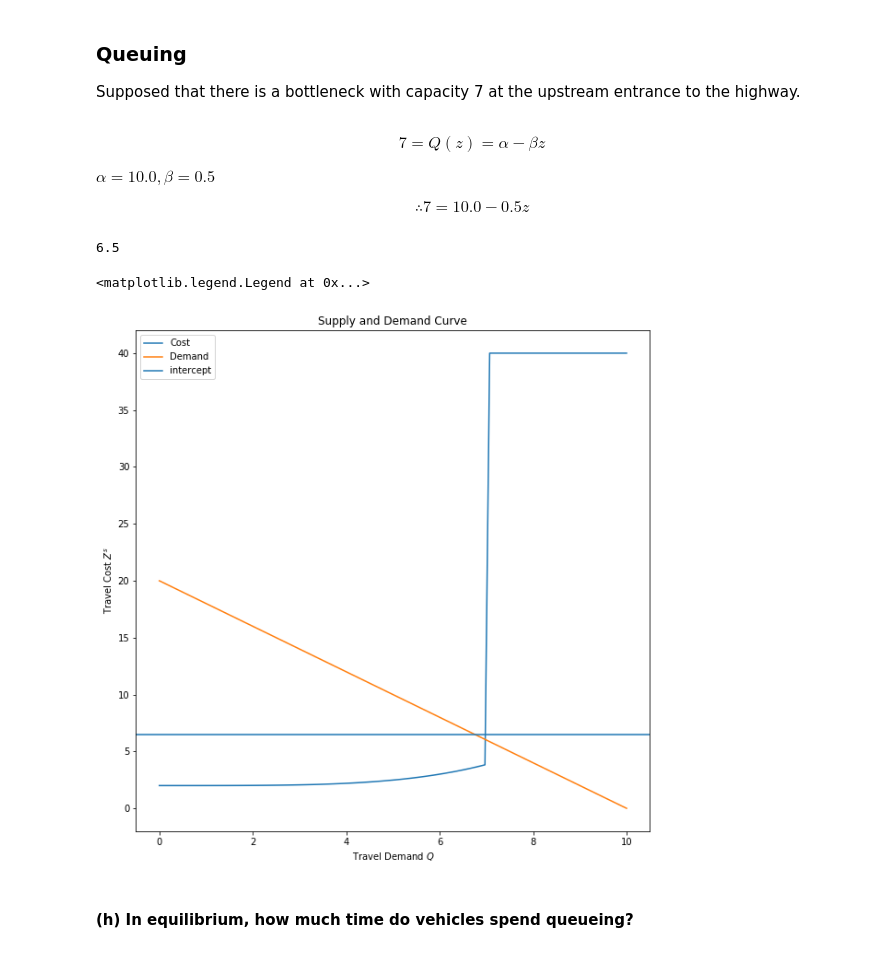
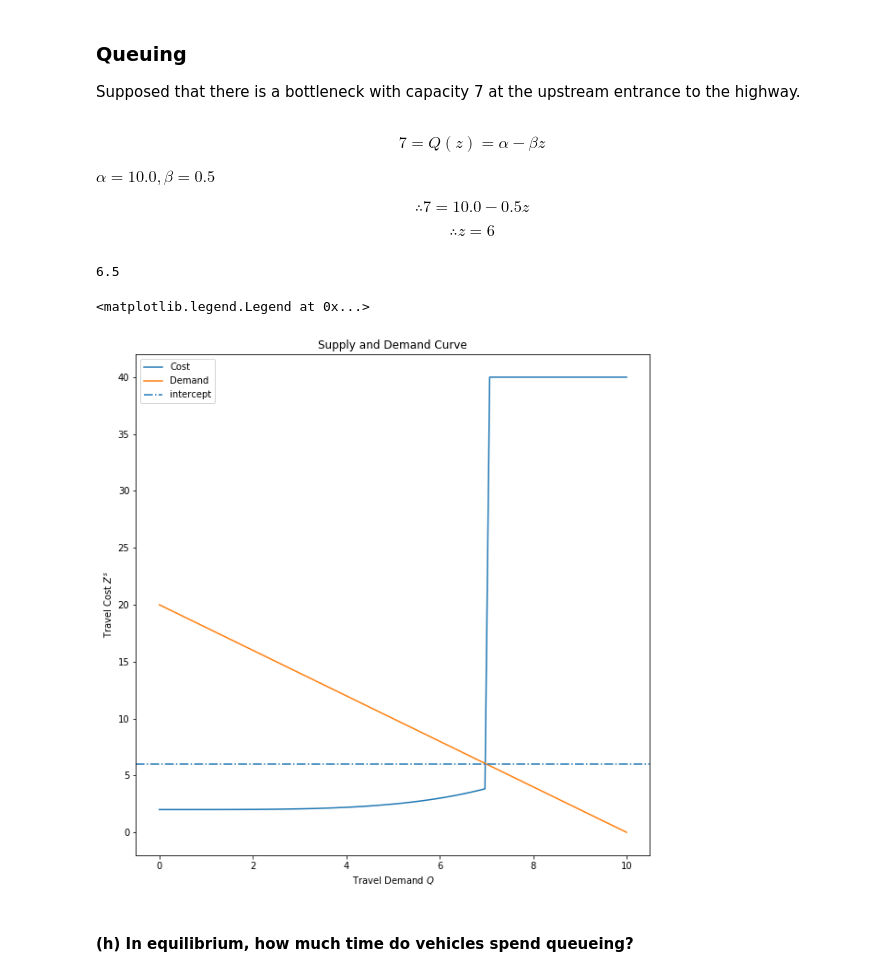
Before and after one commit to noahgarfinkle/Spring2020, a Jupyter notebook: CEE 498 Transportation Economics/Assignments/Assignment 4_Garfinkle.ipynb, the cells around one changed output. Cells and saved outputs as stored; diff of their text form; code cells hidden in the pictures.

Commit message:
found the correct intercept

```diff
--- a/CEE 498 Transportation Economics/Assignments/Assignment 4_Garfinkle.ipynb
+++ b/CEE 498 Transportation Economics/Assignments/Assignment 4_Garfinkle.ipynb
@@ -234,6 +234,8 @@ $$7 = Q(z)=\alpha-\beta z$$
 $α=10.0, β=0.5$
 
 $$\therefore 7 = 10.0-0.5 z$$
+
+$$\therefore z = 6$$
 # %%
 def Z_queue(q,z_0=z_0,μ=μ,t_f=t_f,γ=γ,queue=7):
     if q < queue:
@@ -254,16 +256,17 @@ print(res3.root)
 # %%
 fig,ax = plt.subplots(figsize=(10,10))
 plt.plot(Qs,Ps_queue,label="Cost")
 plt.plot(Qs,Ds,label="Demand")
 # plt.plot(Qs,MSCs,label="MSC")
 ax.set_xlabel("Travel Demand $Q$")
 ax.set_ylabel("Travel Cost $Z^s$")
 ax.set_title("Supply and Demand Curve")
-ax.axhline(res3.root,label="intercept")
+# ax.axhline(res3.root,label="intercept")
+ax.axhline(6,label="intercept",ls="-.")
 ax.legend()
 # %% [output]
 <matplotlib.legend.Legend at 0x...>
-[figure, old version]
+[figure, new version]
 # %% [markdown]
 #### (h) In equilibrium, how much time do vehicles spend queueing?
 # %%
```
